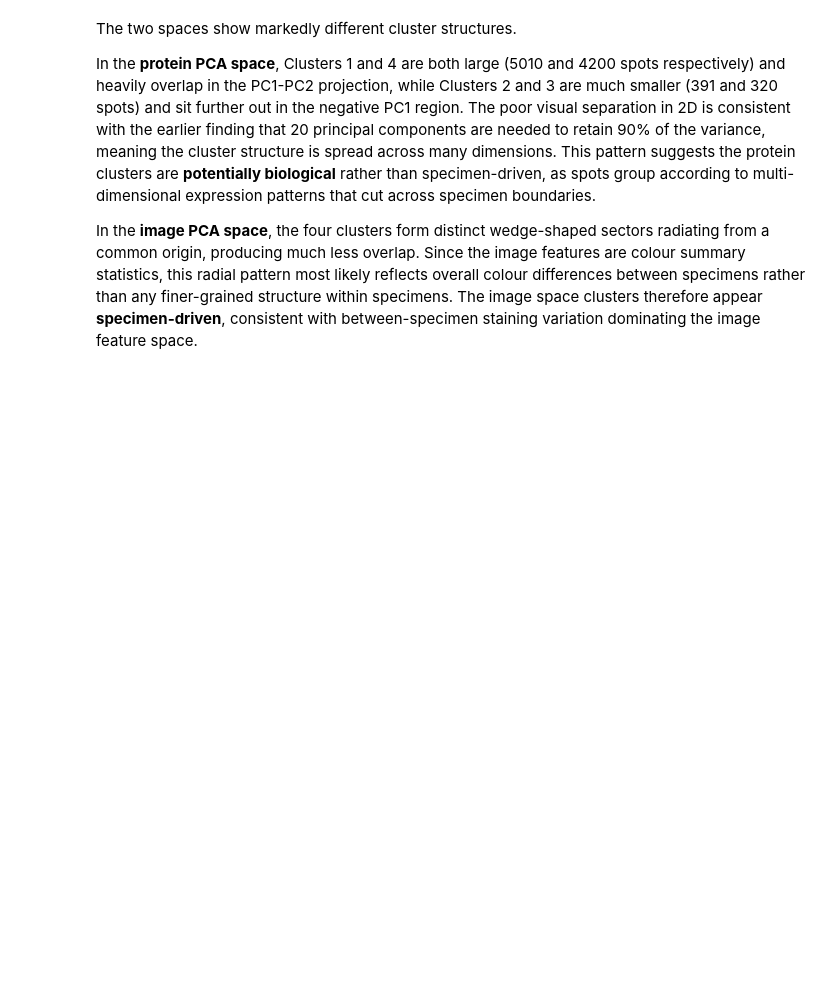
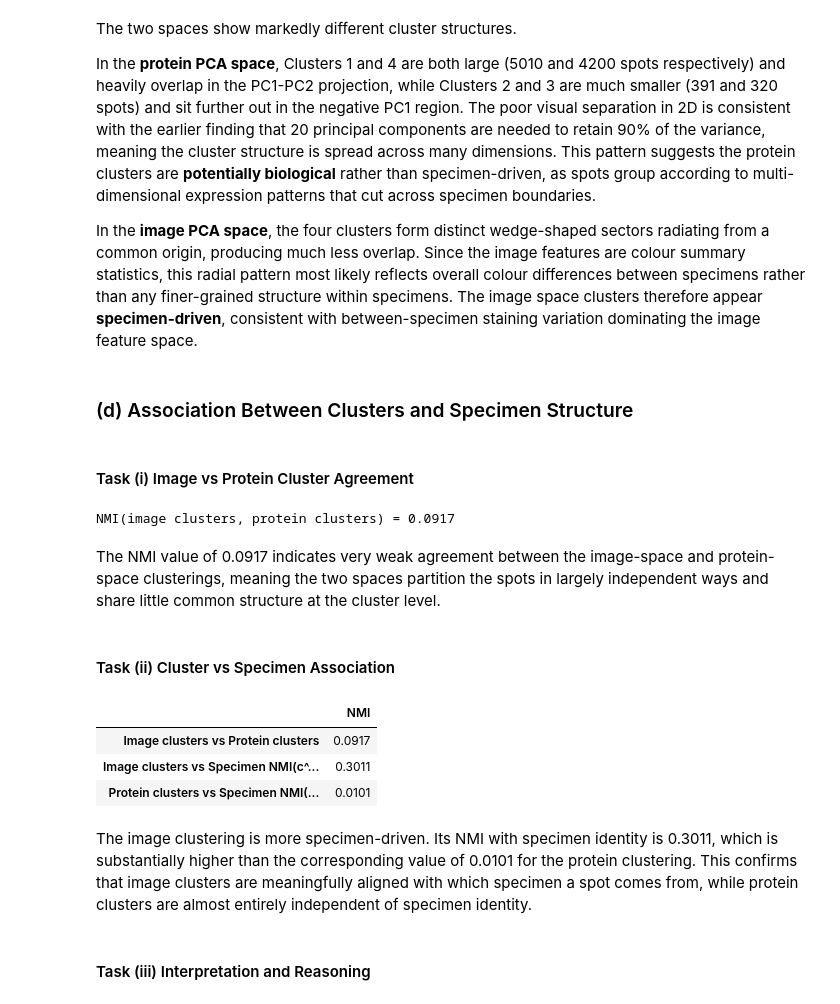
Before and after one commit to yueran-wang-warwick/cs429_assignment2, a Jupyter notebook: CS429_A2_Yueran_Wang.ipynb, the cells around one changed output. Saved outputs shown, nothing was run; the diff lists cells and outputs as text; code cells hidden in the pictures; blank space fills up the shorter version.

```diff
--- a/CS429_A2_Yueran_Wang.ipynb
+++ b/CS429_A2_Yueran_Wang.ipynb
@@ -325,3 +337,43 @@ The two spaces show markedly different cluster structures.
 In the **protein PCA space**, Clusters 1 and 4 are both large (5010 and 4200 spots respectively) and heavily overlap in the PC1-PC2 projection, while Clusters 2 and 3 are much smaller (391 and 320 spots) and sit further out in the negative PC1 region. The poor visual separation in 2D is consistent with the earlier finding that 20 principal components are needed to retain 90% of the variance, meaning the cluster structure is spread across many dimensions. This pattern suggests the protein clusters are **potentially biological** rather than specimen-driven, as spots group according to multi-dimensional expression patterns that cut across specimen boundaries.
 
 In the **image PCA space**, the four clusters form distinct wedge-shaped sectors radiating from a common origin, producing much less overlap. Since the image features are colour summary statistics, this radial pattern most likely reflects overall colour differences between specimens rather than any finer-grained structure within specimens. The image space clusters therefore appear **specimen-driven**, consistent with between-specimen staining variation dominating the image feature space.
+# %% [markdown]
+### (d) Association Between Clusters and Specimen Structure
+# %% [markdown]
+#### Task (i) Image vs Protein Cluster Agreement
+# %%
+from sklearn.metrics import normalized_mutual_info_score
+
+# compute NMI between image-space and protein-space cluster labels
+nmi_img_prot = normalized_mutual_info_score(labels_img, labels_prot)
+print(f"NMI(image clusters, protein clusters) = {nmi_img_prot:.4f}")
+# %% [output]
+NMI(image clusters, protein clusters) = 0.0917
+# %% [markdown]
+The NMI value of 0.0917 indicates very weak agreement between the image-space and protein-space clusterings, meaning the two spaces partition the spots in largely independent ways and share little common structure at the cluster level.
+# %% [markdown]
+#### Task (ii) Cluster vs Specimen Association
+# %%
+import pandas as pd
+
+# compute NMI between each clustering and specimen identity
+nmi_img_s  = normalized_mutual_info_score(labels_img,  specimen_all)
+nmi_prot_s = normalized_mutual_info_score(labels_prot, specimen_all)
+
+# display all three NMI values as a summary table
+nmi_table = pd.DataFrame(
+    {'NMI': [nmi_img_prot, nmi_img_s, nmi_prot_s]},
+    index=['Image clusters vs Protein clusters',
+           'Image clusters vs Specimen NMI(c^img,s)',
+           'Protein clusters vs Specimen NMI(c^prot,s)']
+)
+display(nmi_table.round(4))
+# %% [output]
+|  | NMI |
+| Image clusters vs Protein clusters | 0.0917 |
+| Image clusters vs Specimen NMI(c^... | 0.3011 |
+| Protein clusters vs Specimen NMI(... | 0.0101 |
+# %% [markdown]
+The image clustering is more specimen-driven. Its NMI with specimen identity is 0.3011, which is substantially higher than the corresponding value of 0.0101 for the protein clustering. This confirms that image clusters are meaningfully aligned with which specimen a spot comes from, while protein clusters are almost entirely independent of specimen identity.
+# %% [markdown]
+#### Task (iii) Interpretation and Reasoning
```
Also changed, not shown: parts of 15 cells of this notebook, 2 other files.
